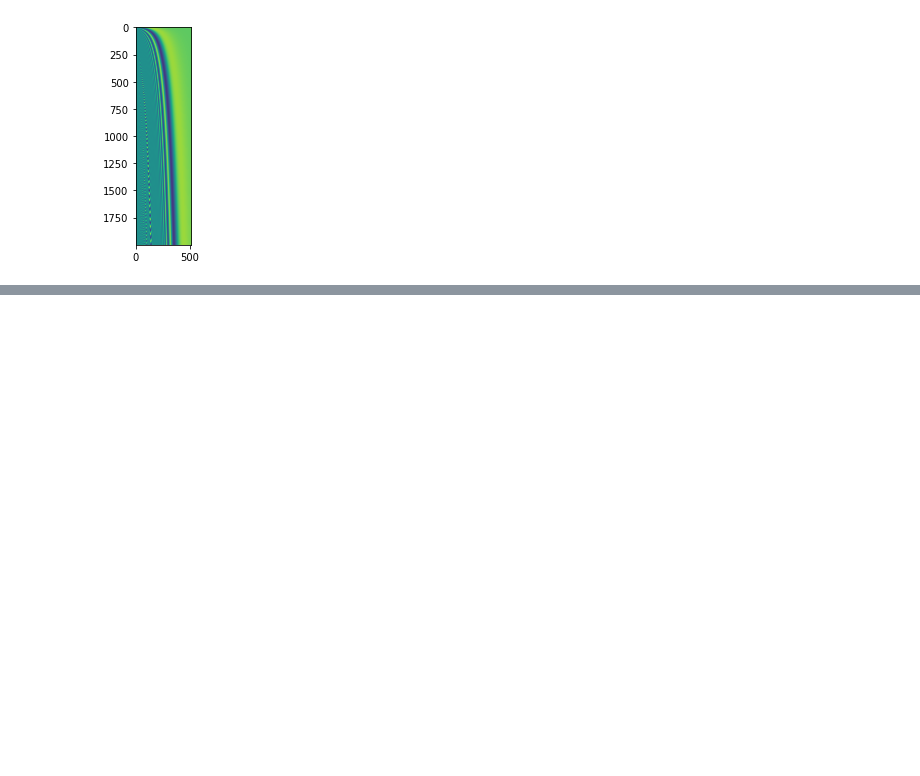
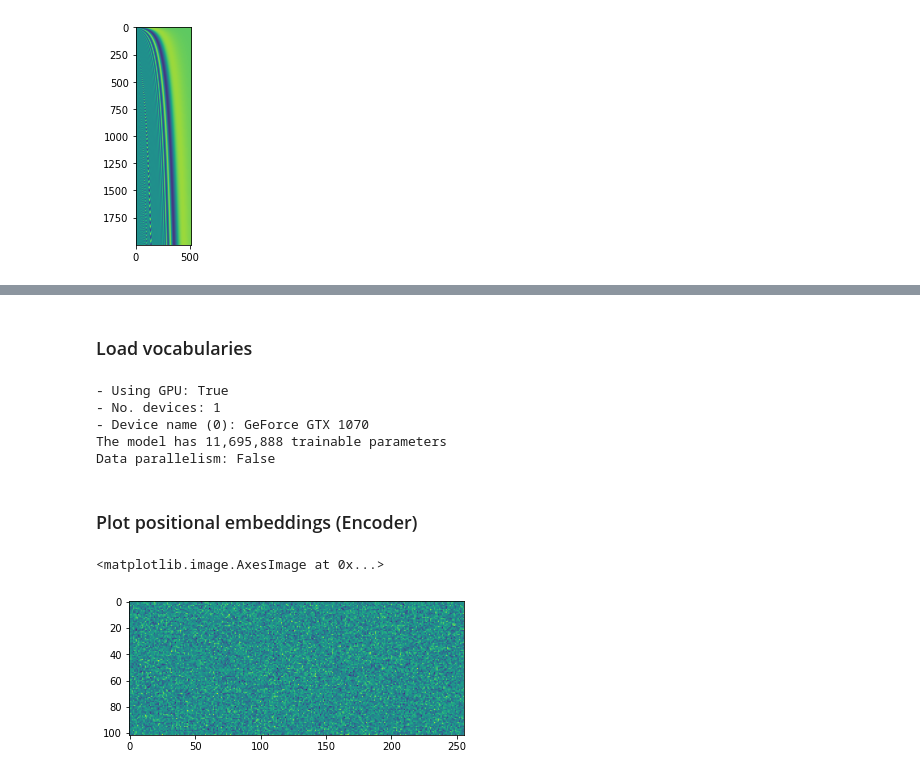
Before and after one commit to salvacarrion/mltests-old, a Jupyter notebook: seq2seq/transformers/jupyters/3_dev_tests.ipynb, the cells around one changed output, grey strips where cells are left out. Cells and saved outputs as stored; diff of their text form; code cells hidden in the pictures; blank space fills up the shorter version.

Commit message:
Add word/pos embeddings (learned) jupyter

```diff
--- a/seq2seq/transformers/jupyters/3_dev_tests.ipynb
+++ b/seq2seq/transformers/jupyters/3_dev_tests.ipynb
@@ -75,0 +81,57 @@ plt.imshow(pos_enc)
+# %%
+# Build model and initialize
+DATASET_NAME = "miguel"  # multi30k, miguel
+DATASET_PATH = f"../../.data/{DATASET_NAME}"
+ALLOW_DATA_PARALLELISM = False
+MAX_SRC_LENGTH = 100 + 2  # Doesn't include <sos>, <eos>
+MAX_TRG_LENGTH = 100 + 2  # Doesn't include <sos>, <eos>
+MAX_TRG_LENGTH_TEST = int(MAX_TRG_LENGTH * 1.0)  # len>1.0 is not supported by all models
+BATCH_SIZE = 32
+CHECKPOINT_PATH = f'../checkpoints/simple_transformer_2.pt'
+TS_RATIO = 1.0
+SOS_WORD = '<sos>'
+EOS_WORD = '<eos>'
+EVALUATE = True
+BLUE = True
+# %% [markdown]
+### Load vocabularies
+# %%
+# Set fields
+SRC = data.Field(tokenize='spacy', tokenizer_language="en", init_token=SOS_WORD, eos_token=EOS_WORD, lower=True, batch_first=True)
+TRG = data.Field(tokenize='spacy', tokenizer_language="es", init_token=SOS_WORD, eos_token=EOS_WORD, lower=True, batch_first=True)
+fields = [('src', SRC), ('trg', TRG)]
+# %%
+# Load vocabulary
+src_vocab = utils.load_vocabulary(f'{DATASET_PATH}/tokenized/src_vocab.pkl')
+trg_vocab = utils.load_vocabulary(f'{DATASET_PATH}/tokenized/trg_vocab.pkl')
+
+# Add vocabularies to fields
+SRC.vocab = src_vocab
+TRG.vocab = trg_vocab
+# %%
+# Set device
+device = torch.device('cuda' if torch.cuda.is_available() else 'cpu')
+print(utils.gpu_info())
+
+
+from seq2seq.models import s2s_6_transfomer as builder
+model = builder.make_model(src_field=SRC, trg_field=TRG,
+                           max_src_len=MAX_SRC_LENGTH, max_trg_len=MAX_TRG_LENGTH, device=device,
+                           data_parallelism=ALLOW_DATA_PARALLELISM)
+# %% [output]
+- Using GPU: True
+- No. devices: 1
+- Device name (0): GeForce GTX 1070
+The model has 11,695,888 trainable parameters
+Data parallelism: False
+# %% [markdown]
+### Plot positional embeddings (Encoder)
+# %%
+%matplotlib inline
+
+# Encoder: Positional encodings
+enc_pos_emb = model.encoder.pos_embedding.weight.detach().cpu()
+plt.imshow(enc_pos_emb)
+# %% [output]
+<matplotlib.image.AxesImage at 0x...>
+[figure, added]
```
Also changed, not shown: parts of 9 cells of this notebook.
